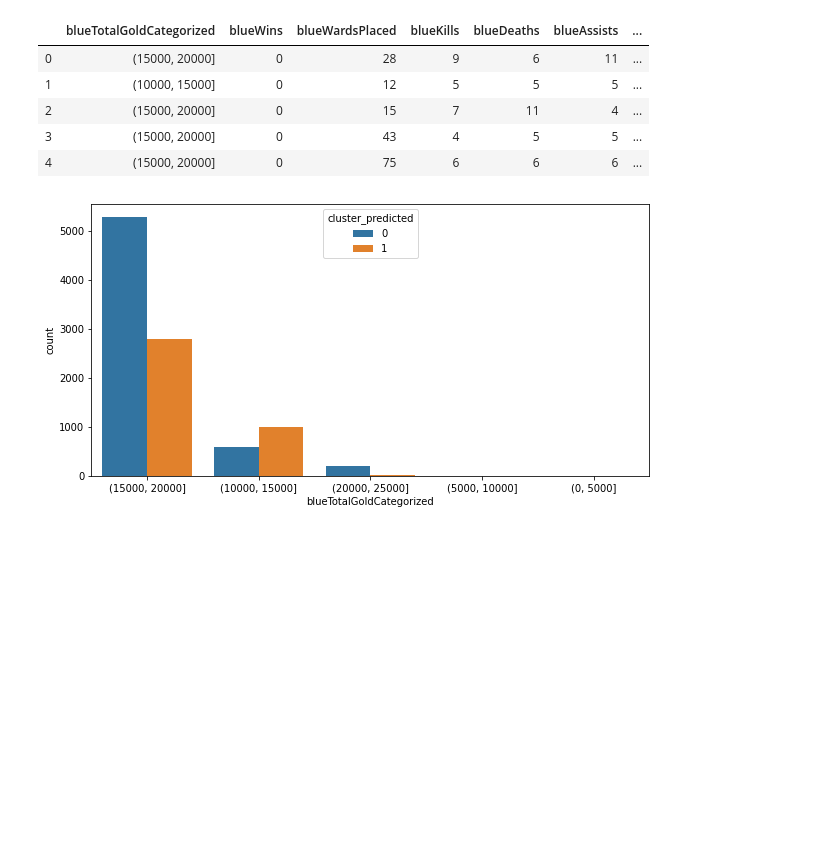
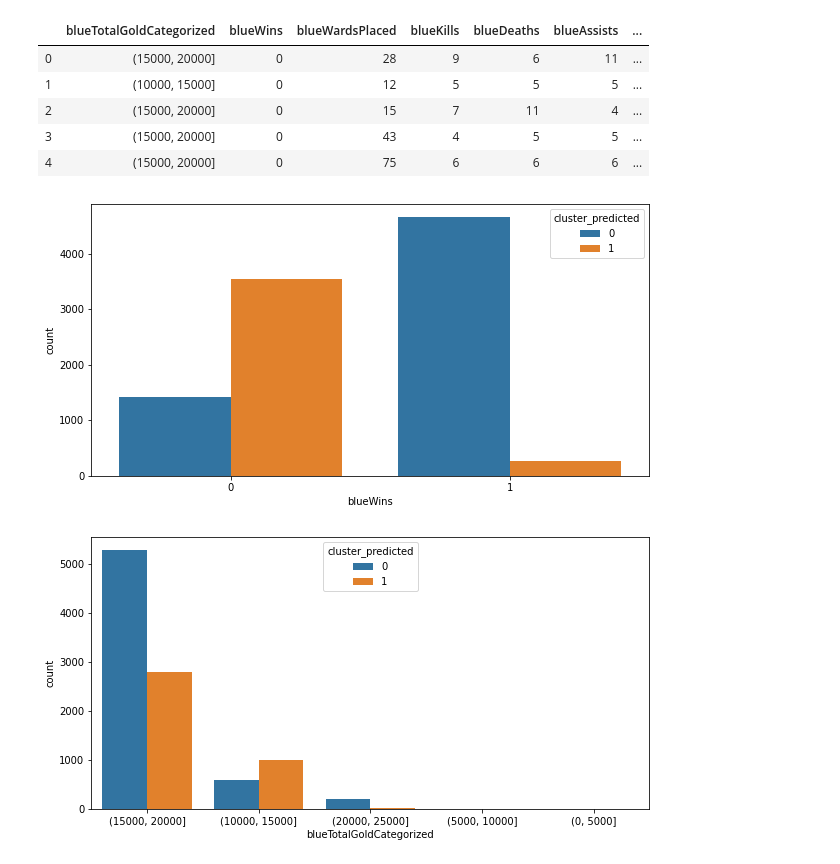
Before and after one commit to srokowskip/sad, a Jupyter notebook: high_diamond_ranked.ipynb, the cells around one changed output. Drawn from its saved outputs; the diff is of its cells as text; code cells hidden in the pictures; blank space fills up the shorter version.

```diff
--- a/high_diamond_ranked.ipynb
+++ b/high_diamond_ranked.ipynb
@@ -621,6 +621,12 @@ combinedDf.head()
 | 2 | (15000, 20000] | 0 | 15 | 7 | 11 | 4 | ... |
 | 3 | (15000, 20000] | 0 | 43 | 4 | 5 | 5 | ... |
 | 4 | (15000, 20000] | 0 | 75 | 6 | 6 | 6 | ... |
+# %%
+plt.subplots(figsize = (10,5))
+sns.countplot(x=combinedDf['blueWins'],order=combinedDf['blueWins'].value_counts().index,hue=combinedDf['cluster_predicted'])
+plt.show()
+# %% [output]
+[figure, added]
 # %%
 plt.subplots(figsize = (10,5))
 sns.countplot(x=combinedDf['blueTotalGoldCategorized'],order=combinedDf['blueTotalGoldCategorized'].value_counts().index,hue=combinedDf['cluster_predicted'])
```
Also changed, not shown: parts of 1 cell of this notebook.
